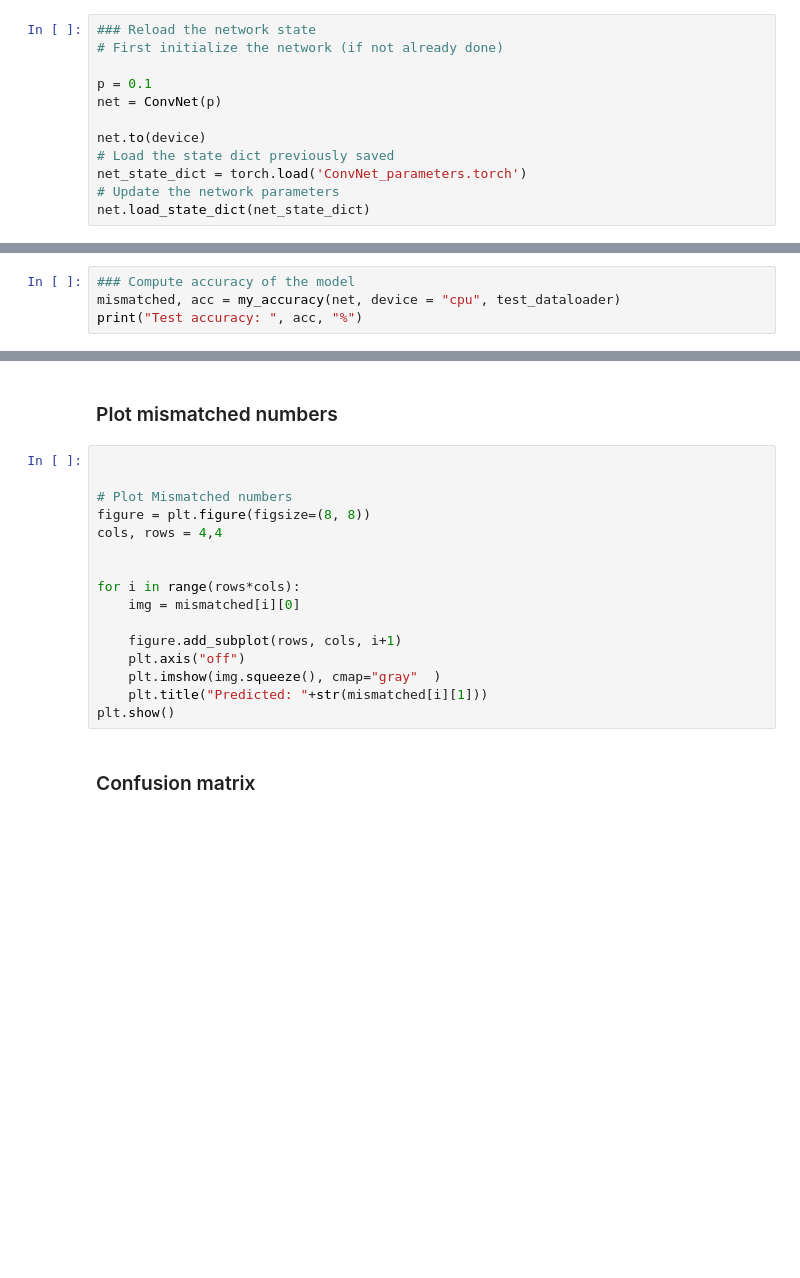
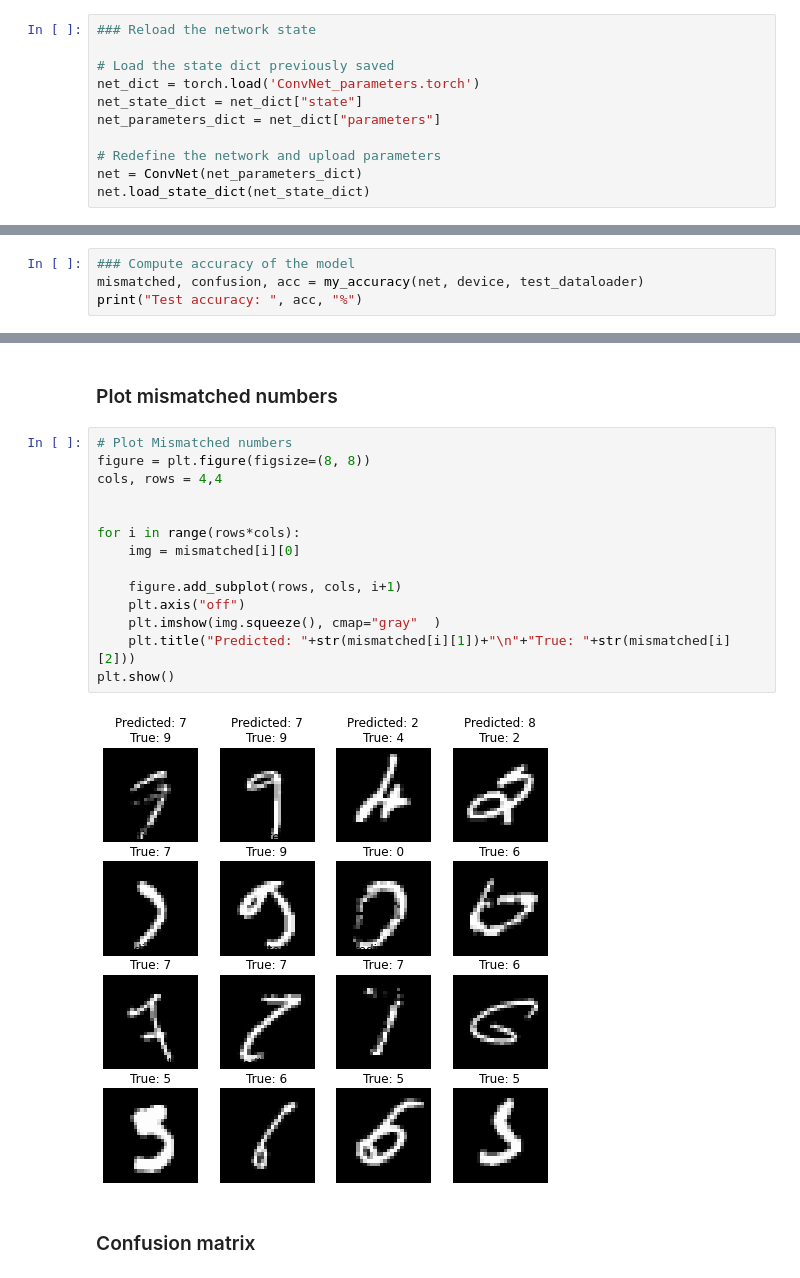
Before and after one commit to abassi98/NNDL, a Jupyter notebook: Homework_1/Classification.ipynb, the cells around one changed output, grey strips where cells are left out. Cells and saved outputs as stored; diff of their text form; blank space fills up the shorter version.

Commit message:
Correct save and load model, modified my_accuracy function to keep track of the confusion matrix too

```diff
--- a/Homework_1/Classification.ipynb
+++ b/Homework_1/Classification.ipynb
@@ -210,14 +176,13 @@ net_dict = { "state" : net.state_dict(),
 torch.save(net_dict,'ConvNet_parameters.torch')
 # %%
 ### Reload the network state
-# First initialize the network (if not already done)
 
-p = 0.1
-net = ConvNet(p)
+# Load the state dict previously saved
+net_dict = torch.load('ConvNet_parameters.torch')
+net_state_dict = net_dict["state"]
+net_parameters_dict = net_dict["parameters"]
 
-net.to(device)
-# Load the state dict previously saved
-net_state_dict = torch.load('ConvNet_parameters.torch')
-# Update the network parameters
+# Redefine the network and upload parameters
+net = ConvNet(net_parameters_dict)
 net.load_state_dict(net_state_dict)
 # %% [output]
@@ -228,6 +194,6 @@ TypeError: 'float' object is not subscriptable
 ## Accuracy
 # %%
 ### Compute accuracy of the model
-mismatched, acc = my_accuracy(net, device = "cpu", test_dataloader)
+mismatched, confusion, acc = my_accuracy(net, device, test_dataloader)
 print("Test accuracy: ", acc, "%")
 # %% [output]
@@ -235,20 +201,20 @@ SyntaxError: positional argument follows keyword argument (<ipython-input-23-b4d
 # %% [markdown]
 ### Plot mismatched numbers
 # %%
-
-
 # Plot Mismatched numbers
 figure = plt.figure(figsize=(8, 8))
 cols, rows = 4,4
 
 
 for i in range(rows*cols):
     img = mismatched[i][0]
 
     figure.add_subplot(rows, cols, i+1)
     plt.axis("off")
     plt.imshow(img.squeeze(), cmap="gray"  )
-    plt.title("Predicted: "+str(mismatched[i][1]))
+    plt.title("Predicted: "+str(mismatched[i][1])+"\n"+"True: "+str(mismatched[i][2]))
 plt.show()
+# %% [output]
+[figure, added]
 # %% [markdown]
 ### Confusion matrix
```
Also changed, not shown: parts of 10 cells of this notebook, 2 other files.
